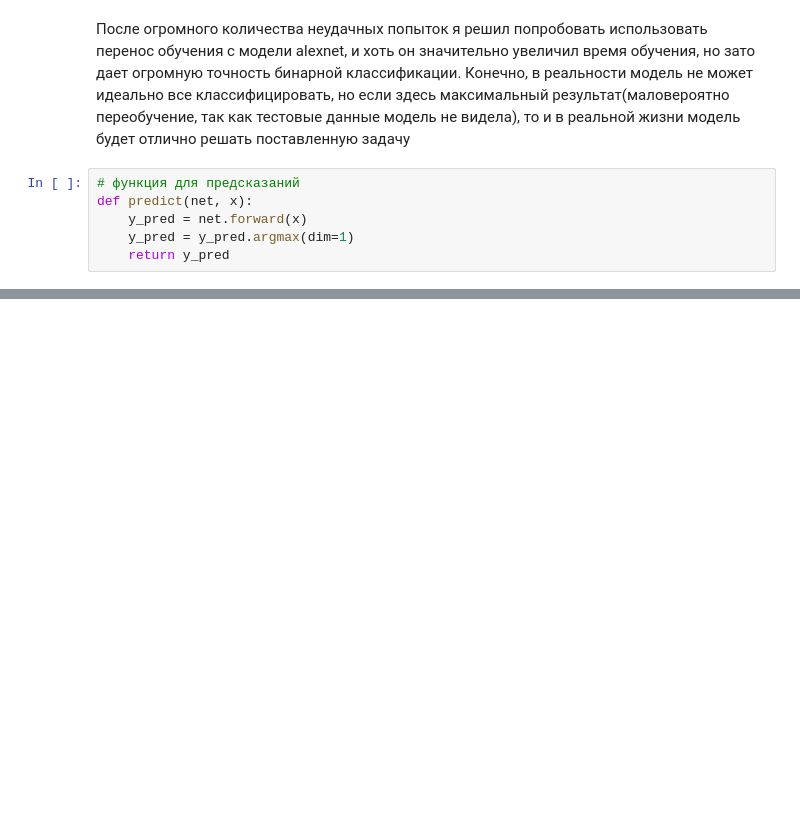
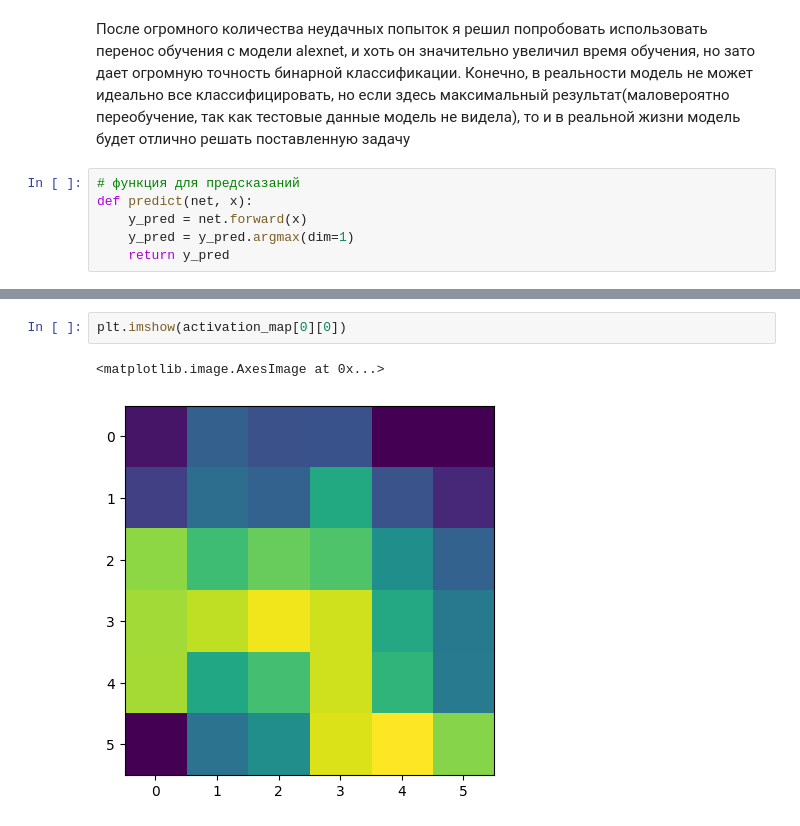
Before and after one commit to IvanMedvedev11/AI-challenge-2025-main-stage, a Jupyter notebook: model.ipynb, the cells around one changed output, grey strips where cells are left out. Saved outputs shown, nothing was run; the diff lists cells and outputs as text; blank space fills up the shorter version.

```diff
--- a/model.ipynb
+++ b/model.ipynb
@@ -383,0 +412,5 @@ test_data
+# %%
+plt.imshow(activation_map[0][0])
+# %% [output]
+<matplotlib.image.AxesImage at 0x...>
+[figure, added]
```
Also changed, not shown: parts of 9 cells of this notebook.
